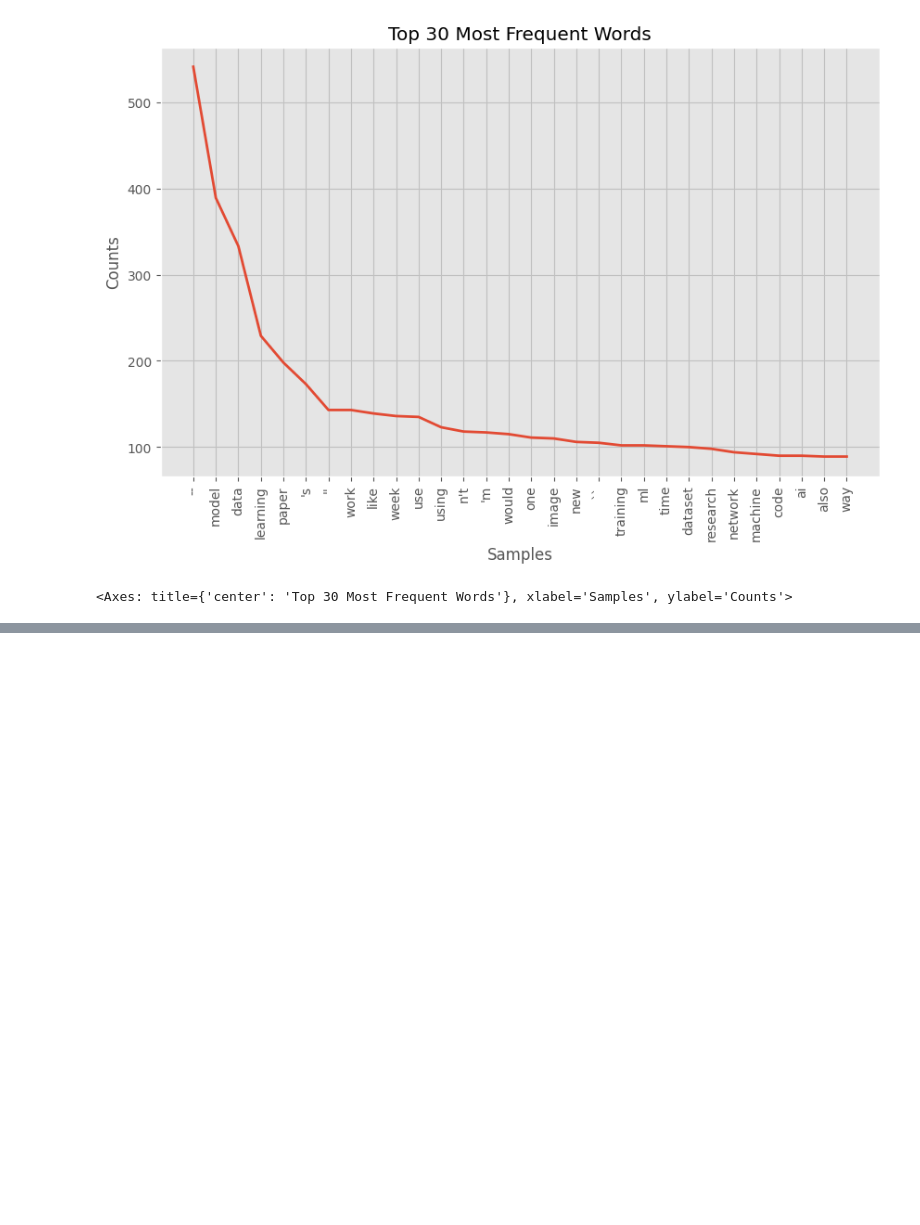
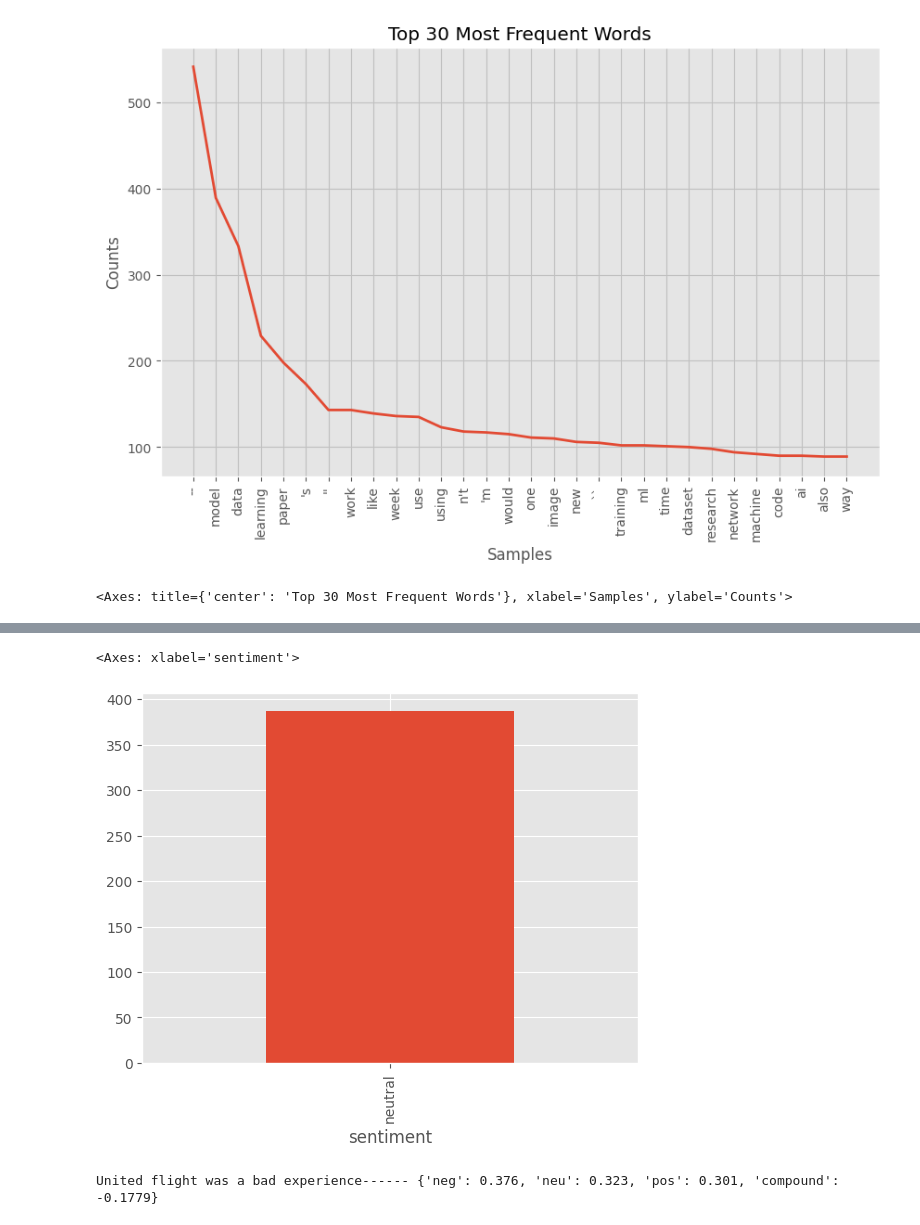
Before and after one commit to fszymanski13/text-mining1, a Jupyter notebook: notebook.ipynb, the cells around one changed output, grey strips where cells are left out. Saved outputs shown, nothing was run; the diff lists cells and outputs as text; code cells hidden in the pictures; blank space fills up the shorter version.

```diff
--- a/notebook.ipynb
+++ b/notebook.ipynb
@@ -237,0 +282,7 @@ freq_dist.plot(30, cumulative=False)
+# %%
+
+df['subreddit'] = df['subreddit']
+df['sentiment'] = 'neutral'
+# how about the tweets?
+df = df[['sentiment', 'subreddit','body' ]]
+df.head()
@@ -237,0 +296,8 @@ freq_dist.plot(30, cumulative=False)
+# %%
+
+
+#filtering dataset for United
+df = df[df['subreddit']=='MachineLearning']
+print(len(df))
+df = df.reset_index(drop = True)
+df.head(10)
@@ -237,0 +317,7 @@ freq_dist.plot(30, cumulative=False)
+# %%
+
+
+df.groupby('sentiment').size().plot(kind='bar')
+# %% [output]
+<Axes: xlabel='sentiment'>
+[figure, added]
@@ -237,0 +331,7 @@ freq_dist.plot(30, cumulative=False)
+# %%
+
+
+# compound value scale = -1 to 1 (-ve to +ve)
+print_sentiment_scores("United flight was a bad experience")
+# %% [output]
+United flight was a bad experience------ {'neg': 0.376, 'neu': 0.323, 'pos': 0.301, 'compound': -0.1779}
```
Also changed, not shown: parts of 23 cells of this notebook.
